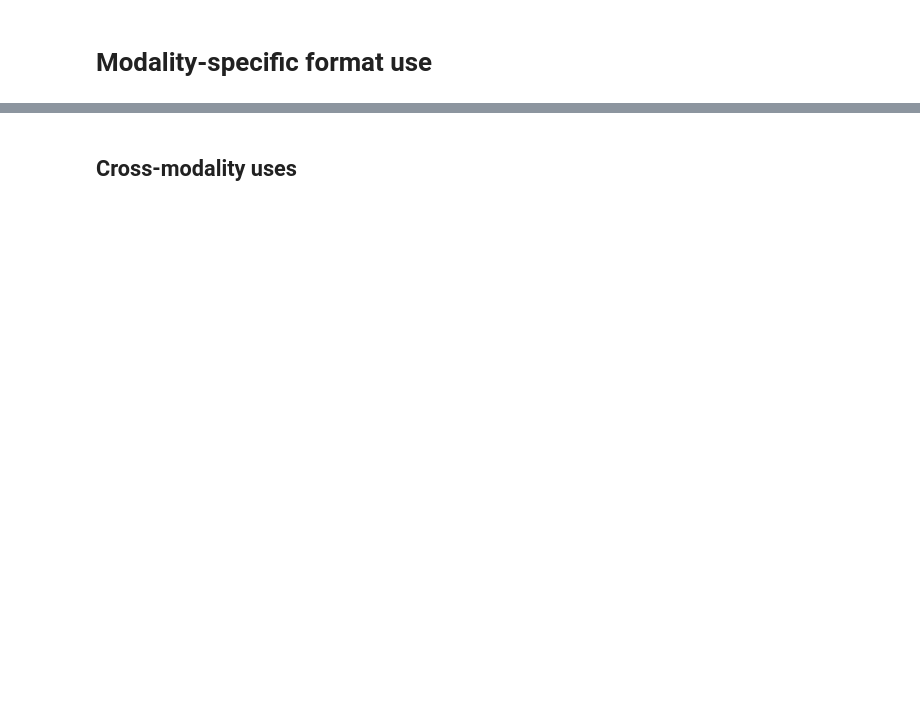
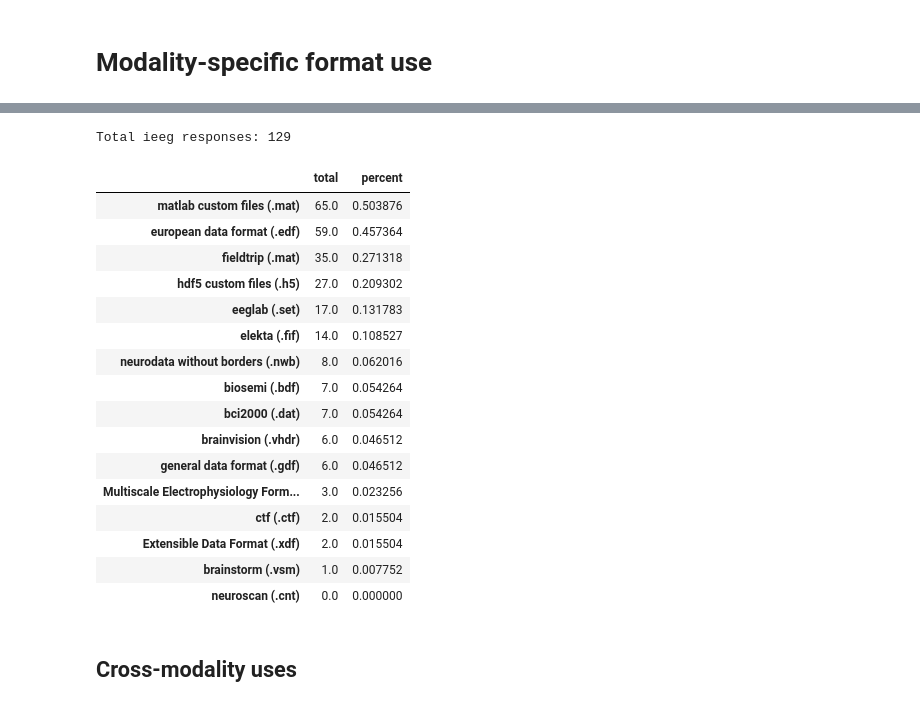
Before and after one commit to choldgraf/bids_format_survey, a Jupyter notebook: analyze_bids_survey.ipynb, the cells around one changed output, grey strips where cells are left out. Cells and saved outputs as stored; diff of their text form; code cells hidden in the pictures; blank space fills up the shorter version.

```diff
--- a/analyze_bids_survey.ipynb
+++ b/analyze_bids_survey.ipynb
@@ -235,3 +253,32 @@ for kind in counts_kind.columns:
+# %%
+# Display pandas table of percentages for iEEG formats
+
+counts_ieeg = counts_kind.index[counts_kind[['electrocorticography (ecog)', 'stereo eeg (seeg)']].any(1).values]
+counts_ieeg = counts_future.loc[counts_ieeg]
+print('Total ieeg responses: {}'.format(len(counts_ieeg)))
+
+counts_summary = counts_ieeg.sum(0).to_frame('total')
+counts_summary['percent'] = counts_summary['total'] / len(counts_ieeg)
+counts_summary.sort_values('total', ascending=False)
+# %% [output]
+Total ieeg responses: 129
+|  | total | percent |
+| matlab custom files (.mat) | 65.0 | 0.503876 |
+| european data format (.edf) | 59.0 | 0.457364 |
+| fieldtrip (.mat) | 35.0 | 0.271318 |
+| hdf5 custom files (.h5) | 27.0 | 0.209302 |
+| eeglab (.set) | 17.0 | 0.131783 |
+| elekta (.fif) | 14.0 | 0.108527 |
+| neurodata without borders (.nwb) | 8.0 | 0.062016 |
+| biosemi (.bdf) | 7.0 | 0.054264 |
+| bci2000 (.dat) | 7.0 | 0.054264 |
+| brainvision (.vhdr) | 6.0 | 0.046512 |
+| general data format (.gdf) | 6.0 | 0.046512 |
+| Multiscale Electrophysiology Form... | 3.0 | 0.023256 |
+| ctf (.ctf) | 2.0 | 0.015504 |
+| Extensible Data Format (.xdf) | 2.0 | 0.015504 |
+| brainstorm (.vsm) | 1.0 | 0.007752 |
+| neuroscan (.cnt) | 0.0 | 0.000000 |
 # %% [markdown]
 ## Cross-modality uses
 # %%
```
Also changed, not shown: parts of 11 cells of this notebook.
